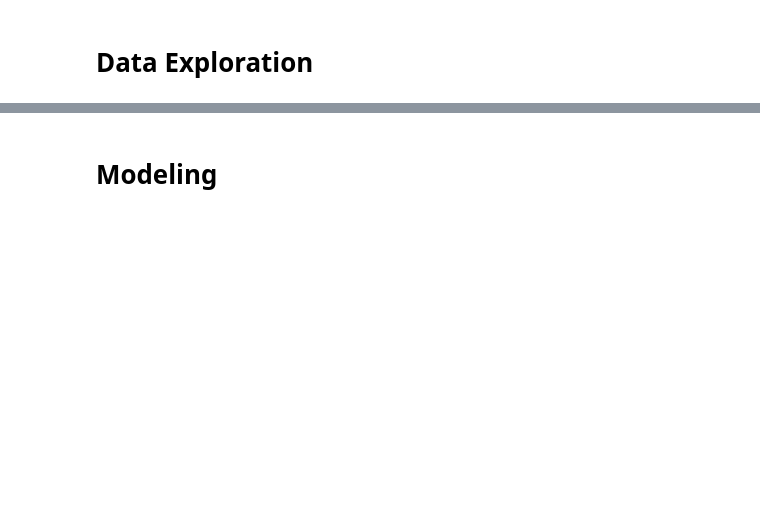
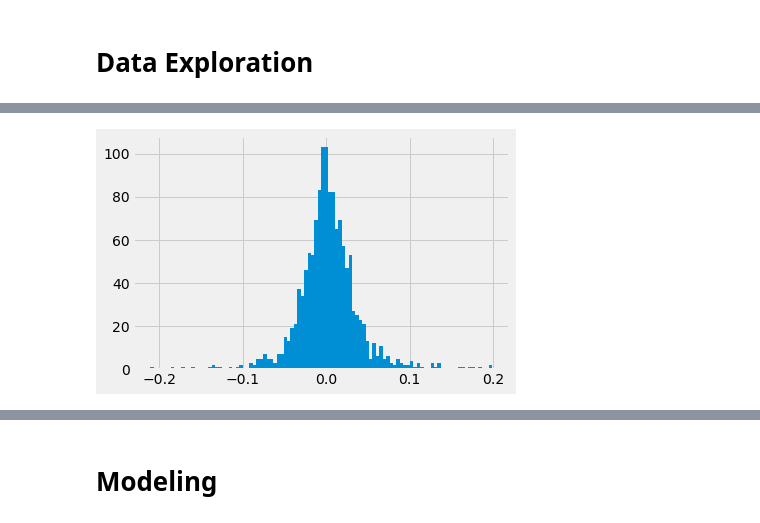
Before and after one commit to jmg0144/Stock-Market-Analysis, a Jupyter notebook: Stock-Market-Analysis.ipynb, the cells around one changed output, grey strips where cells are left out. Drawn from its saved outputs; the diff is of its cells as text; code cells hidden in the pictures; blank space fills up the shorter version.

```diff
--- a/Stock-Market-Analysis.ipynb
+++ b/Stock-Market-Analysis.ipynb
@@ -105,0 +259,5 @@ bitcoin.head()
+# %%
+plt.style.use('fivethirtyeight')
+tesla['Returns'].hist(bins=100);
+# %% [output]
+[figure, added]
```
Also changed, not shown: parts of 60 cells of this notebook.
